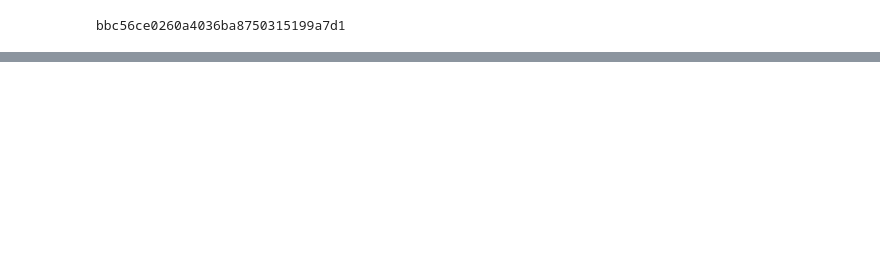
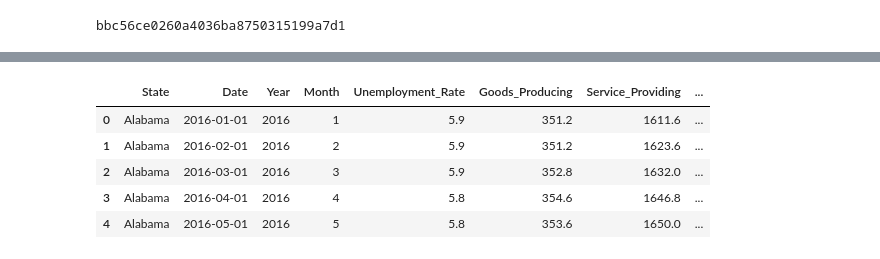
Before and after one commit to sgerda/data_viz_unemployment_per_state, a Jupyter notebook: test.ipynb, the cells around one changed output, grey strips where cells are left out. Cells and saved outputs as stored; diff of their text form; code cells hidden in the pictures; blank space fills up the shorter version.

```diff
--- a/test.ipynb
+++ b/test.ipynb
@@ -249,0 +561,3 @@ KeyError: 'series'
+# %%
+df1 = pd.read_csv("state_unemployment_all_sectors_2016_2026_FINAL.csv")
+df1.isna().sum()
@@ -249,0 +584,10 @@ KeyError: 'series'
+# %%
+alabama = df1[df1['State'] == 'Alabama']
+alabama.head()
+# %% [output]
+|  | State | Date | Year | Month | Unemployment_Rate | Goods_Producing | Service_Providing | ... |
+| 0 | Alabama | 2016-01-01 | 2016 | 1 | 5.9 | 351.2 | 1611.6 | ... |
+| 1 | Alabama | 2016-02-01 | 2016 | 2 | 5.9 | 351.2 | 1623.6 | ... |
+| 2 | Alabama | 2016-03-01 | 2016 | 3 | 5.9 | 352.8 | 1632.0 | ... |
+| 3 | Alabama | 2016-04-01 | 2016 | 4 | 5.8 | 354.6 | 1646.8 | ... |
+| 4 | Alabama | 2016-05-01 | 2016 | 5 | 5.8 | 353.6 | 1650.0 | ... |
```
Also changed, not shown: parts of 9 cells of this notebook, 2 other files.
